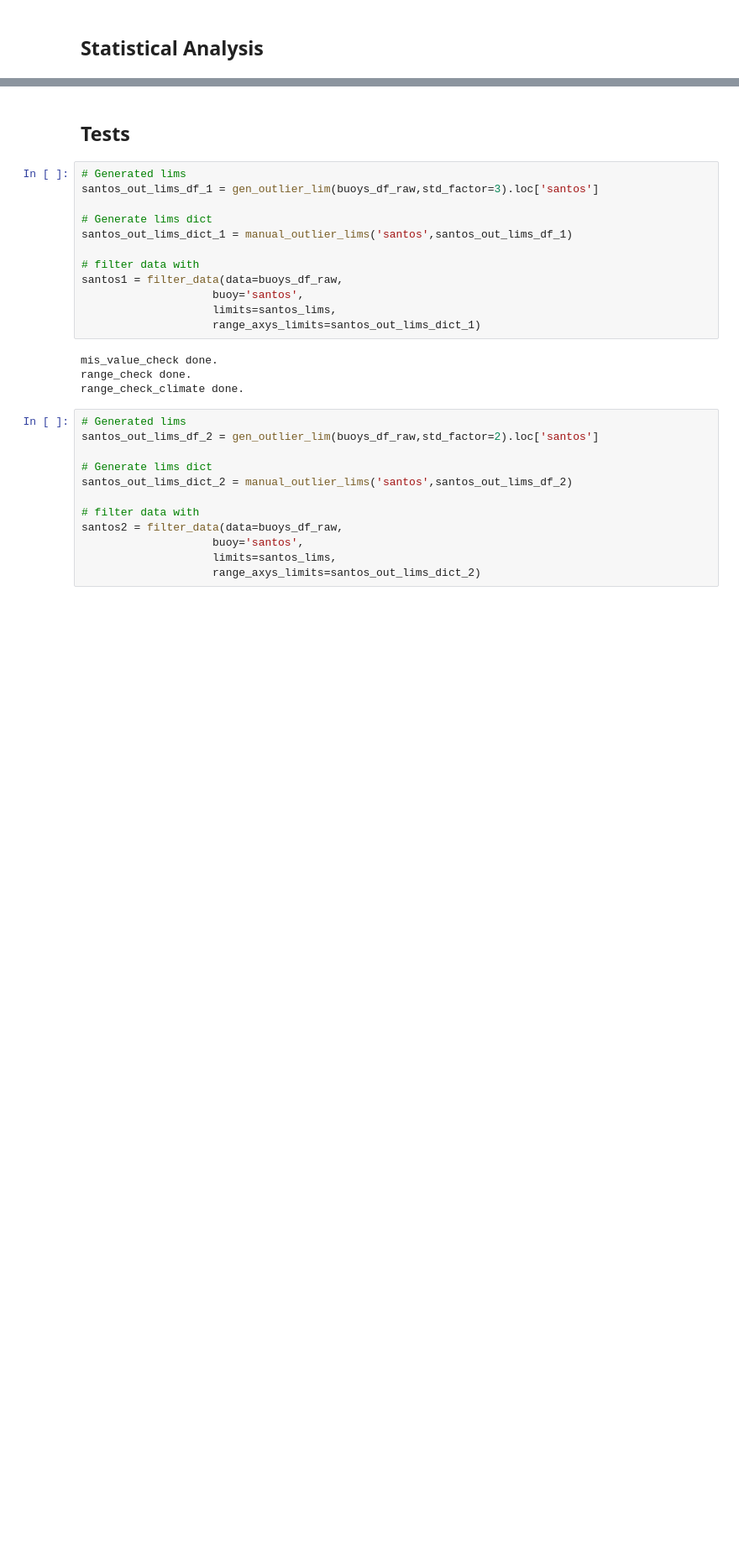
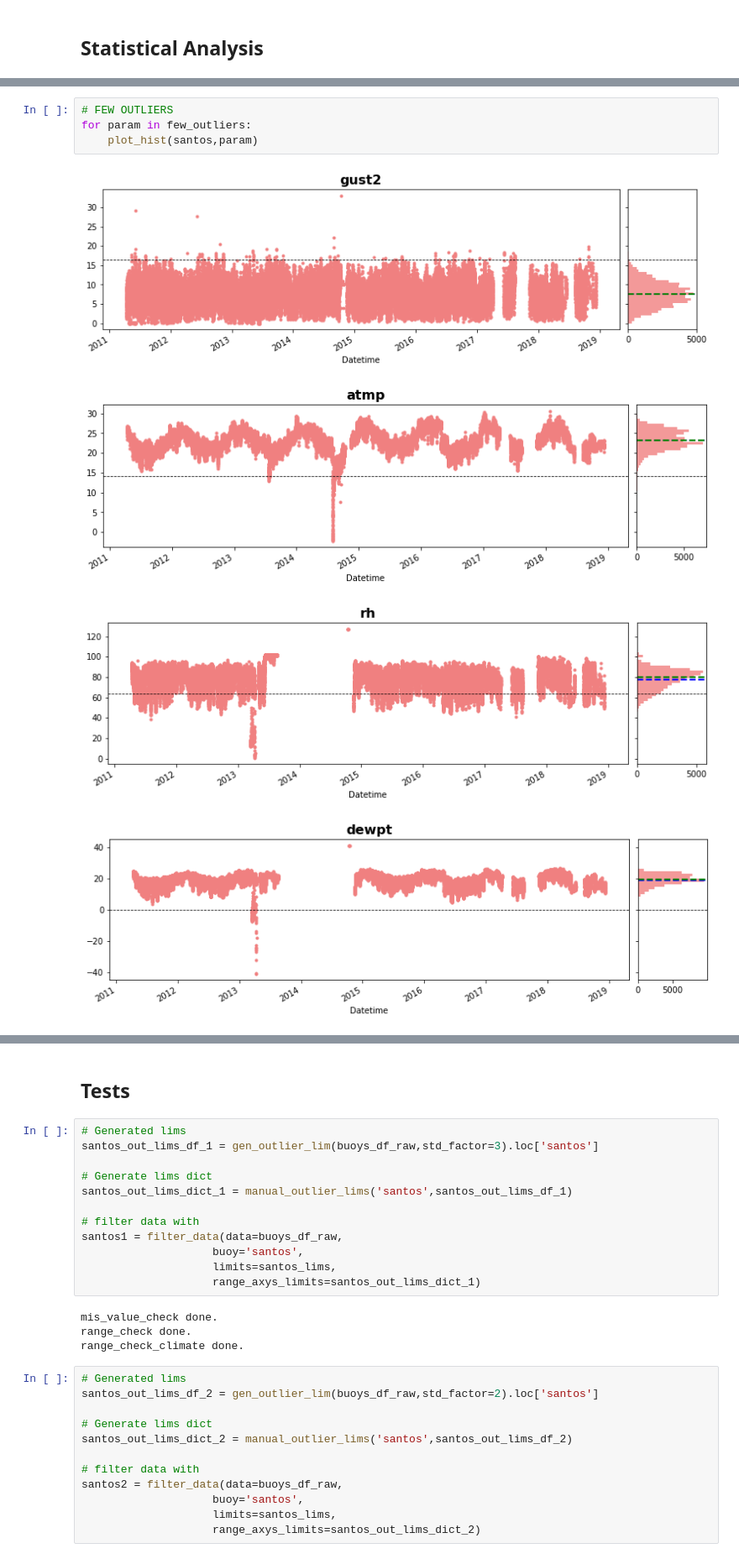
Before and after one commit to PNBOIA-Brasil/pnboia_qc, a Jupyter notebook: notebooks/limits_generation/santos_qc.ipynb, the cells around one changed output, grey strips where cells are left out. Shown at 84% size. Saved outputs shown, nothing was run; the diff lists cells and outputs as text; blank space fills up the shorter version.

```diff
--- a/notebooks/limits_generation/santos_qc.ipynb
+++ b/notebooks/limits_generation/santos_qc.ipynb
@@ -142,0 +86,9 @@ NormaltestResult(statistic=29481.709659625674, pvalue=0.0)
+# %%
+# FEW OUTLIERS
+for param in few_outliers:
+    plot_hist(santos,param)
+# %% [output]
+[figure, added]
+[figure, added]
+[figure, added]
+[figure, added]
```
Also changed, not shown: parts of 19 cells of this notebook.
